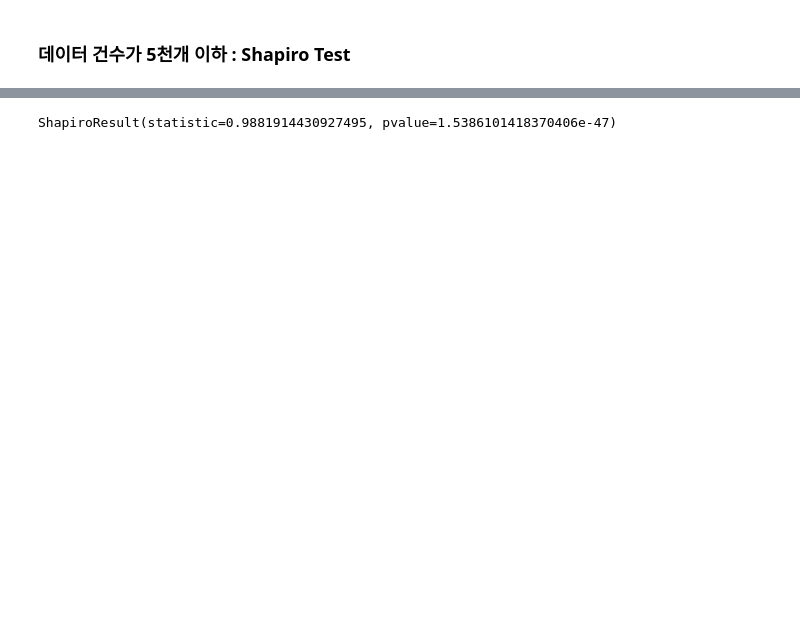
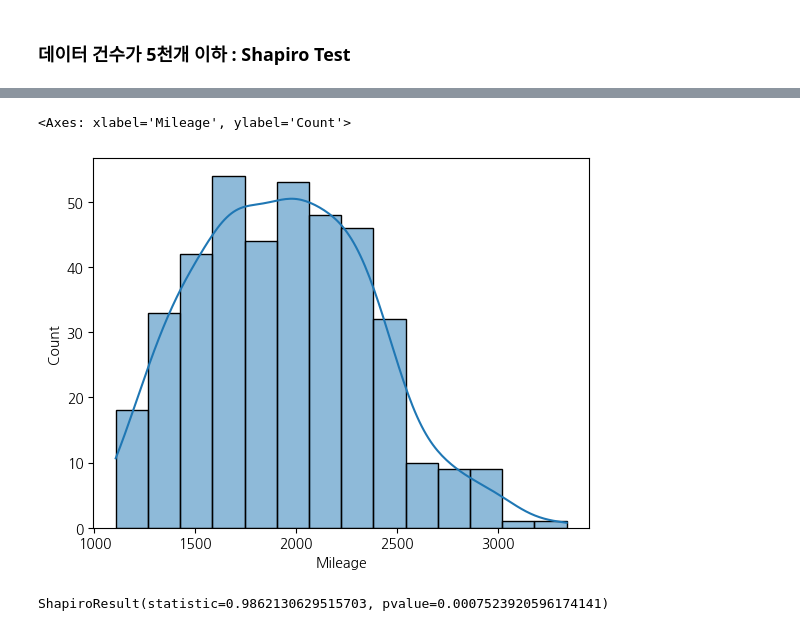
Before and after one commit to jwyzfe/template_data_analysis, a Jupyter notebook: codes/CDAs/03. univariates.ipynb, the cells around one changed output, grey strips where cells are left out. Saved outputs shown, nothing was run; the diff lists cells and outputs as text; code cells hidden in the pictures; blank space fills up the shorter version.

```diff
--- a/codes/CDAs/03. univariates.ipynb
+++ b/codes/CDAs/03. univariates.ipynb
@@ -53,2 +84,5 @@ plt.show
 # %% [markdown]
 ### 데이터 건수가 5천개 이하 : Shapiro Test
+# %%
+df_rentalcars_400_Mileage = df_rentalcars['Mileage'].dropna()[:400]
+df_rentalcars_400_Mileage
@@ -55,6 +102,11 @@ plt.show
+# %%
+sns.histplot(data=df_rentalcars_400_Mileage, kde=True)
+# %% [output]
+<Axes: xlabel='Mileage', ylabel='Count'>
+[figure, added]
 # %%
 import scipy.stats as stats
-# %%
-stats.shapiro(df_rentalcars_age)
-# %% [output]
-ShapiroResult(statistic=0.9881914430927495, pvalue=1.5386101418370406e-47)
+# %%
+stats.shapiro(df_rentalcars_400_Mileage) #p-value < 0.05 성립하므로 비정규분포
+# %% [output]
+ShapiroResult(statistic=0.9862130629515703, pvalue=0.0007523920596174141)
```
Also changed, not shown: parts of 6 cells of this notebook, 9 other files.
